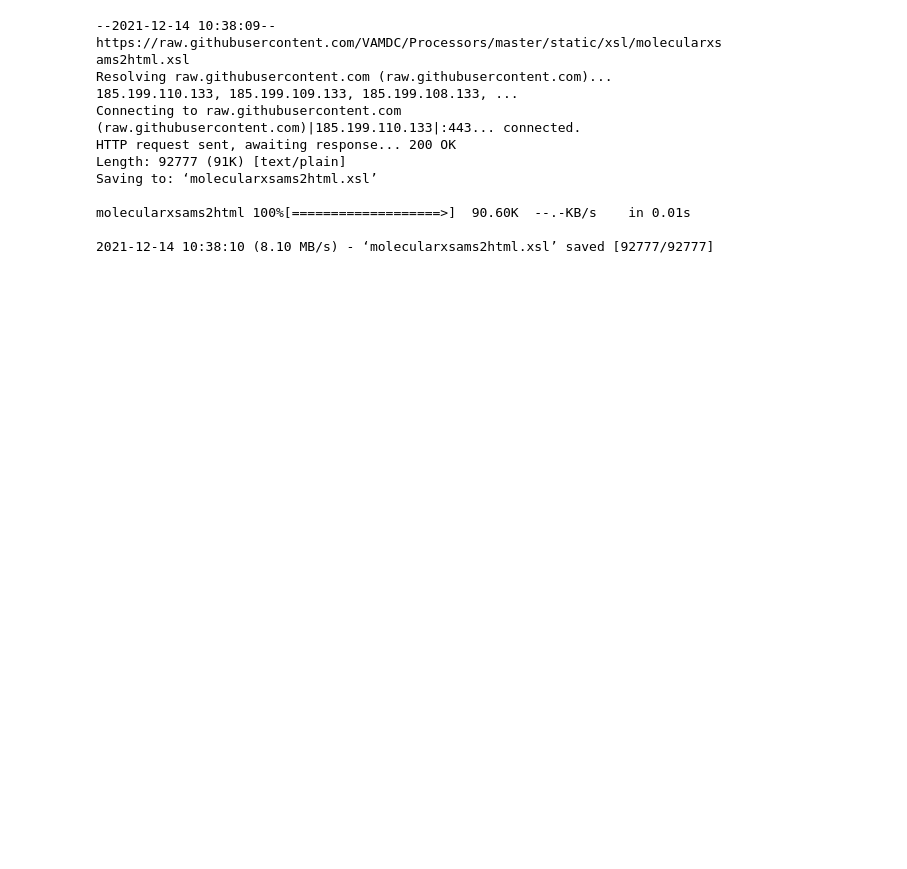
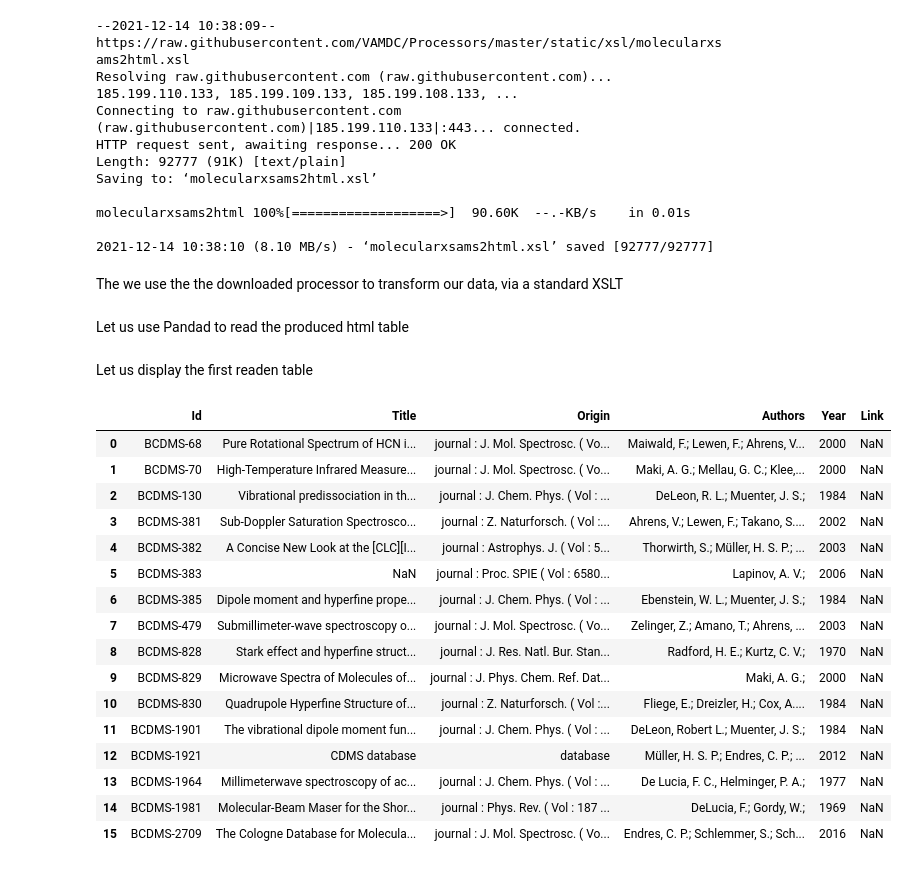
Before and after one commit to cmzwolf/JupyterVAMDCPortal, a Jupyter notebook: portalTest.ipynb, the cells around one changed output. Cells and saved outputs as stored; diff of their text form; code cells hidden in the pictures; blank space fills up the shorter version.

Commit message:
Adding code to process data using xslt

```diff
--- a/portalTest.ipynb
+++ b/portalTest.ipynb
@@ -185 +190,3 @@ import lxml.etree as ET
+# %% [markdown]
+The we use the the downloaded processor to transform our data, via a standard XSLT
 # %%
@@ -186,3 +194,29 @@ import lxml.etree as ET
 xsltfile = ET.XSLT(ET.parse('/content/vamdclib/molecularxsams2html.xsl'))
 xmlfile = ET.parse("/content/cdms:af894d31-cff5-4fad-907b-15c79c38e7ed:head.xsams")
 output = xsltfile(xmlfile).write_output('test1.html')
+# %% [markdown]
+Let us use Pandad to read the produced html table
+# %%
+tableHTML = pd.read_html("test1.html")
+# %% [markdown]
+Let us display the first readen table
+# %%
+tableHTML[0]
+# %% [output]
+|  | Id | Title | Origin | Authors | Year | Link |
+| 0 | BCDMS-68 | Pure Rotational Spectrum of HCN i... | journal : J. Mol. Spectrosc. ( Vo... | Maiwald, F.; Lewen, F.; Ahrens, V... | 2000 | NaN |
+| 1 | BCDMS-70 | High-Temperature Infrared Measure... | journal : J. Mol. Spectrosc. ( Vo... | Maki, A. G.; Mellau, G. C.; Klee,... | 2000 | NaN |
+| 2 | BCDMS-130 | Vibrational predissociation in th... | journal : J. Chem. Phys. ( Vol : ... | DeLeon, R. L.; Muenter, J. S.; | 1984 | NaN |
+| 3 | BCDMS-381 | Sub-Doppler Saturation Spectrosco... | journal : Z. Naturforsch. ( Vol :... | Ahrens, V.; Lewen, F.; Takano, S.... | 2002 | NaN |
+| 4 | BCDMS-382 | A Concise New Look at the [CLC][I... | journal : Astrophys. J. ( Vol : 5... | Thorwirth, S.; Müller, H. S. P.; ... | 2003 | NaN |
+| 5 | BCDMS-383 | NaN | journal : Proc. SPIE ( Vol : 6580... | Lapinov, A. V.; | 2006 | NaN |
+| 6 | BCDMS-385 | Dipole moment and hyperfine prope... | journal : J. Chem. Phys. ( Vol : ... | Ebenstein, W. L.; Muenter, J. S.; | 1984 | NaN |
+| 7 | BCDMS-479 | Submillimeter-wave spectroscopy o... | journal : J. Mol. Spectrosc. ( Vo... | Zelinger, Z.; Amano, T.; Ahrens, ... | 2003 | NaN |
+| 8 | BCDMS-828 | Stark effect and hyperfine struct... | journal : J. Res. Natl. Bur. Stan... | Radford, H. E.; Kurtz, C. V.; | 1970 | NaN |
+| 9 | BCDMS-829 | Microwave Spectra of Molecules of... | journal : J. Phys. Chem. Ref. Dat... | Maki, A. G.; | 2000 | NaN |
+| 10 | BCDMS-830 | Quadrupole Hyperfine Structure of... | journal : Z. Naturforsch. ( Vol :... | Fliege, E.; Dreizler, H.; Cox, A.... | 1984 | NaN |
+| 11 | BCDMS-1901 | The vibrational dipole moment fun... | journal : J. Chem. Phys. ( Vol : ... | DeLeon, Robert L.; Muenter, J. S.; | 1984 | NaN |
+| 12 | BCDMS-1921 | CDMS database | database | Müller, H. S. P.; Endres, C. P.; ... | 2012 | NaN |
+| 13 | BCDMS-1964 | Millimeterwave spectroscopy of ac... | journal : J. Chem. Phys. ( Vol : ... | De Lucia, F. C., Helminger, P. A.; | 1977 | NaN |
+| 14 | BCDMS-1981 | Molecular-Beam Maser for the Shor... | journal : Phys. Rev. ( Vol : 187 ... | DeLucia, F.; Gordy, W.; | 1969 | NaN |
+| 15 | BCDMS-2709 | The Cologne Database for Molecula... | journal : J. Mol. Spectrosc. ( Vo... | Endres, C. P.; Schlemmer, S.; Sch... | 2016 | NaN |
```
Also changed, not shown: parts of 6 cells of this notebook.
